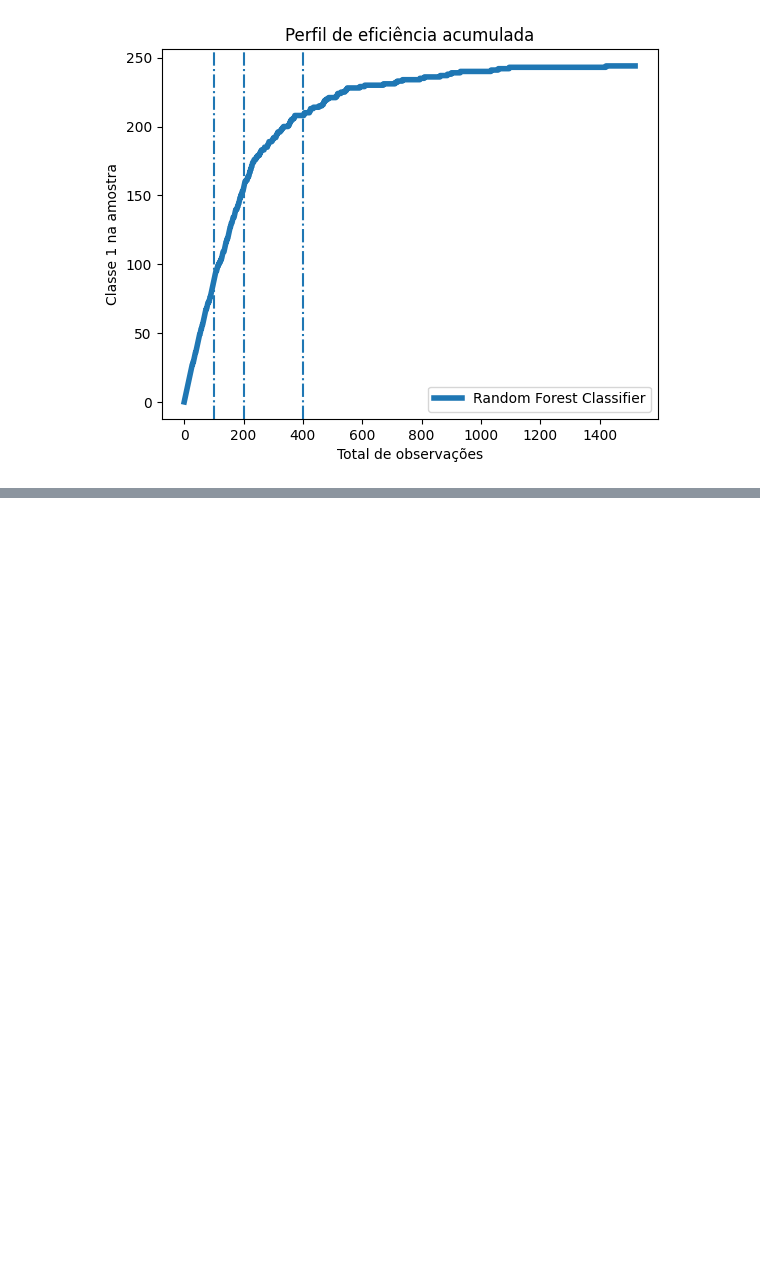
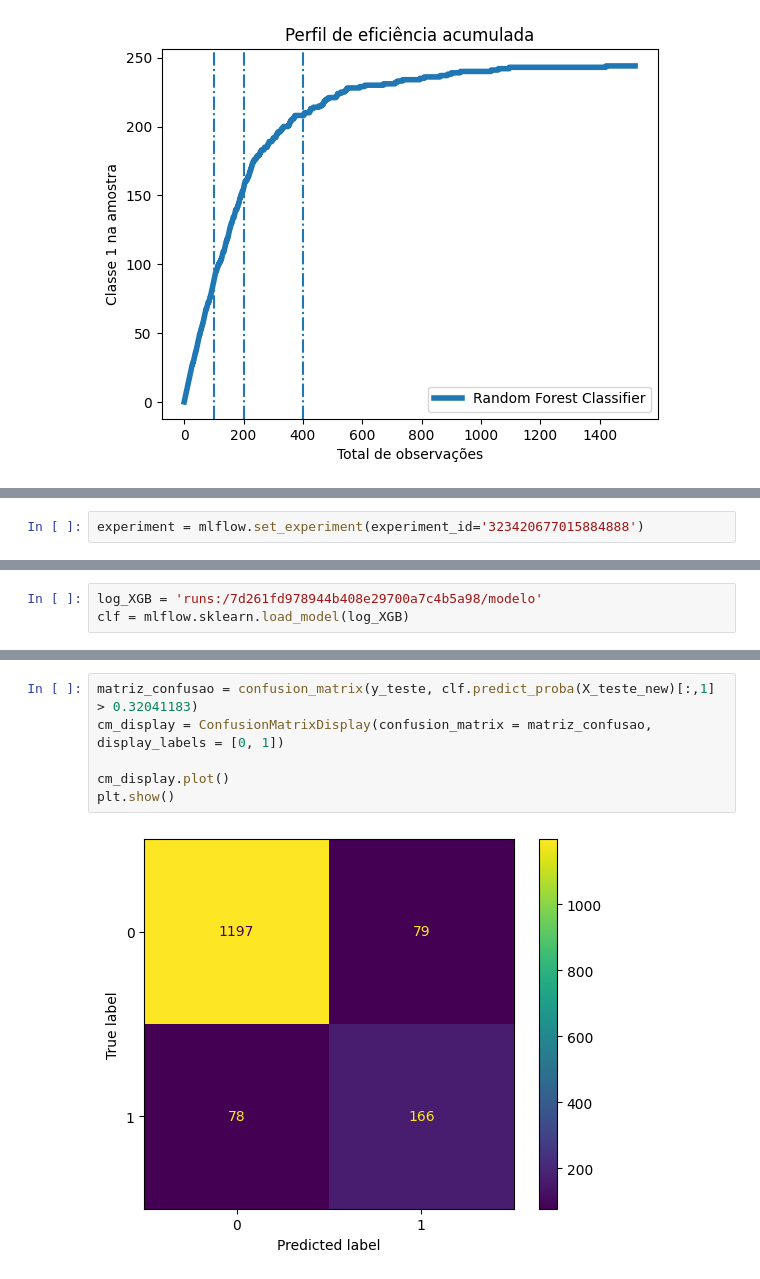
Before and after one commit to HugoCalegari/Estudo_Cartao_Credito, a Jupyter notebook: vCartao_Credito/2.Modelagem/4.Modelos_finais.ipynb, the cells around one changed output, grey strips where cells are left out. Saved outputs shown, nothing was run; the diff lists cells and outputs as text; blank space fills up the shorter version.

Commit message:
[Add] Avaliação do XGBoost, do modelo Blend e início do PSI

```diff
--- a/vCartao_Credito/2.Modelagem/4.Modelos_finais.ipynb
+++ b/vCartao_Credito/2.Modelagem/4.Modelos_finais.ipynb
@@ -302,0 +351,2 @@ plt.show()
+# %%
+experiment = mlflow.set_experiment(experiment_id='323420677015884888')
@@ -302,0 +365,3 @@ plt.show()
+# %%
+log_XGB = 'runs:/7d261fd978944b408e29700a7c4b5a98/modelo'
+clf = mlflow.sklearn.load_model(log_XGB)
@@ -302,0 +400,8 @@ plt.show()
+# %%
+matriz_confusao = confusion_matrix(y_teste, clf.predict_proba(X_teste_new)[:,1] > 0.32041183)
+cm_display = ConfusionMatrixDisplay(confusion_matrix = matriz_confusao, display_labels = [0, 1])
+
+cm_display.plot()
+plt.show()
+# %% [output]
+[figure, added]
```
Also changed, not shown: parts of 33 cells of this notebook.
